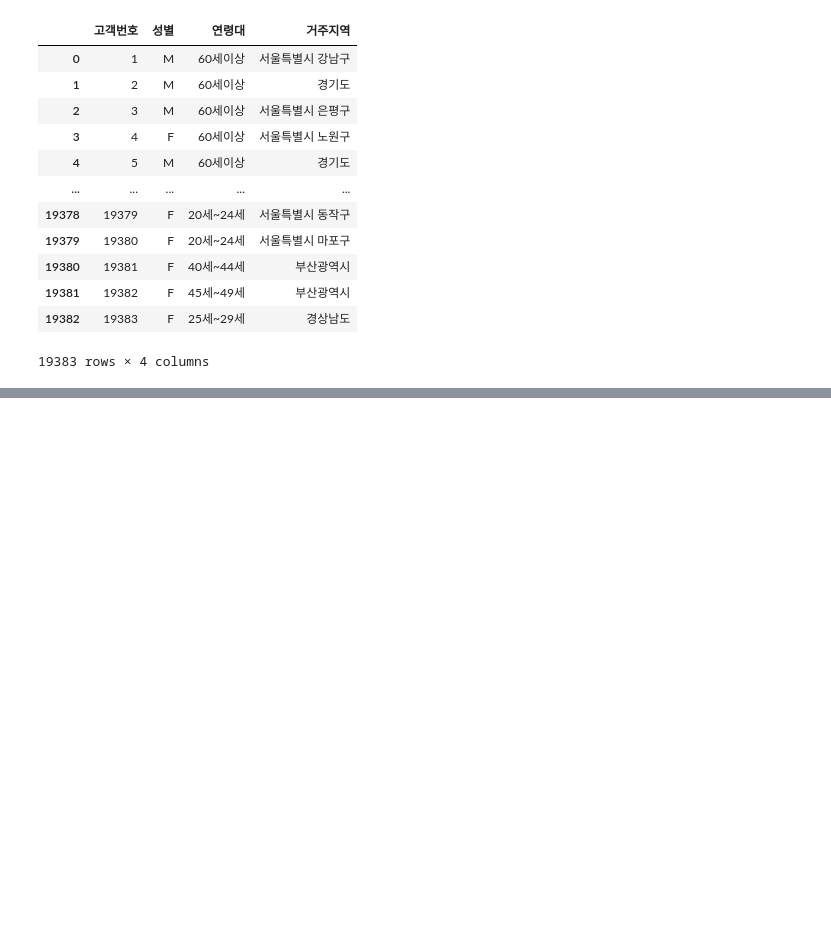
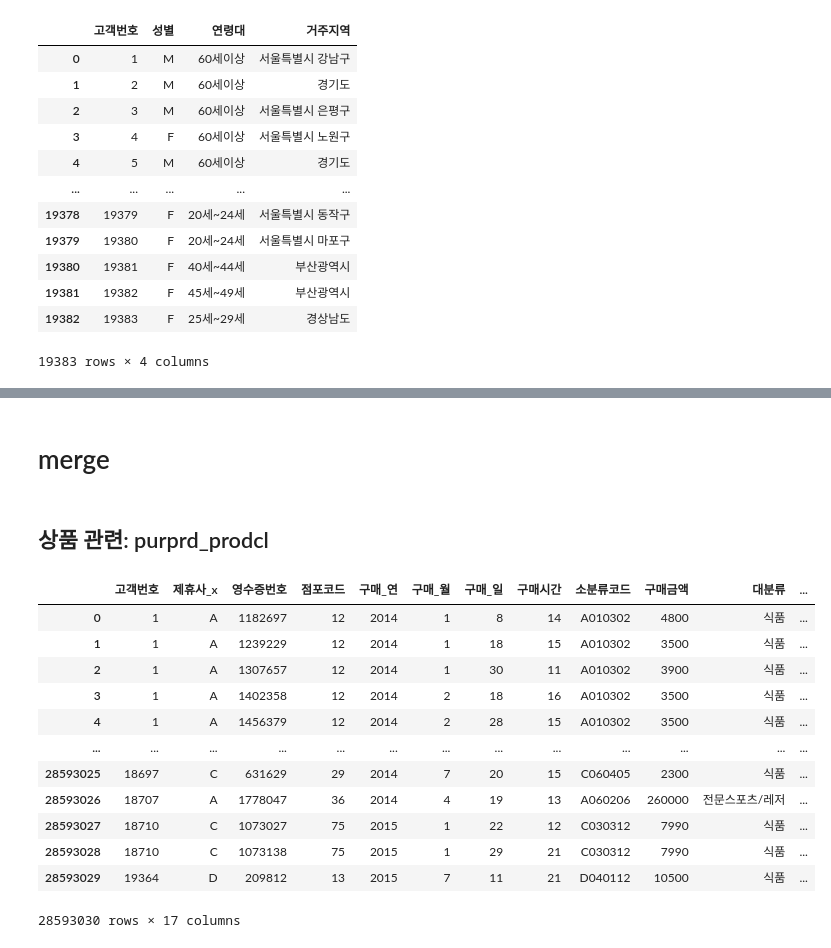
Before and after one commit to PKLH/cakd_LP, a Jupyter notebook: WorkSpace/Han/EDA_221013.ipynb, the cells around one changed output, grey strips where cells are left out. Drawn from its saved outputs; the diff is of its cells as text; code cells hidden in the pictures; blank space fills up the shorter version.

```diff
--- a/WorkSpace/Han/EDA_221013.ipynb
+++ b/WorkSpace/Han/EDA_221013.ipynb
@@ -313,0 +1149,4 @@ pp_demo
+# %%
+# pp_prodcl.to_pickle("../../DATA_preprocessed/pp_prodcl.pickle")
+pp_prodcl = pd.read_pickle("../../DATA_preprocessed/pp_prodcl.pickle")
+pp_prodcl.head()
@@ -313,0 +1215,4 @@ pp_demo
+# %%
+# pp_purprd.to_pickle("../../DATA_preprocessed/pp_purprd.pickle")
+pp_purprd = pd.read_pickle("../../DATA_preprocessed/pp_purprd.pickle")
+pp_purprd.head()
@@ -313,0 +1226,21 @@ pp_demo
+# %% [markdown]
+# merge
+# %% [markdown]
+## 상품 관련: purprd_prodcl
+# %%
+purprd_prodcl = pd.merge(pp_purprd, pp_prodcl, on='소분류코드')
+purprd_prodcl
+# %% [output]
+|  | 고객번호 | 제휴사_x | 영수증번호 | 점포코드 | 구매_연 | 구매_월 | 구매_일 | 구매시간 | 소분류코드 | 구매금액 | 대분류 | ... |
+| 0 | 1 | A | 1182697 | 12 | 2014 | 1 | 8 | 14 | A010302 | 4800 | 식품 | ... |
+| 1 | 1 | A | 1239229 | 12 | 2014 | 1 | 18 | 15 | A010302 | 3500 | 식품 | ... |
+| 2 | 1 | A | 1307657 | 12 | 2014 | 1 | 30 | 11 | A010302 | 3900 | 식품 | ... |
+| 3 | 1 | A | 1402358 | 12 | 2014 | 2 | 18 | 16 | A010302 | 3500 | 식품 | ... |
+| 4 | 1 | A | 1456379 | 12 | 2014 | 2 | 28 | 15 | A010302 | 3500 | 식품 | ... |
+| ... | ... | ... | ... | ... | ... | ... | ... | ... | ... | ... | ... | ... |
+| 28593025 | 18697 | C | 631629 | 29 | 2014 | 7 | 20 | 15 | C060405 | 2300 | 식품 | ... |
+| 28593026 | 18707 | A | 1778047 | 36 | 2014 | 4 | 19 | 13 | A060206 | 260000 | 전문스포츠/레저 | ... |
+| 28593027 | 18710 | C | 1073027 | 75 | 2015 | 1 | 22 | 12 | C030312 | 7990 | 식품 | ... |
+| 28593028 | 18710 | C | 1073138 | 75 | 2015 | 1 | 29 | 21 | C030312 | 7990 | 식품 | ... |
+| 28593029 | 19364 | D | 209812 | 13 | 2015 | 7 | 11 | 21 | D040112 | 10500 | 식품 | ... |
+28593030 rows × 17 columns
```
Also changed, not shown: parts of 42 cells of this notebook, 3 other files.
